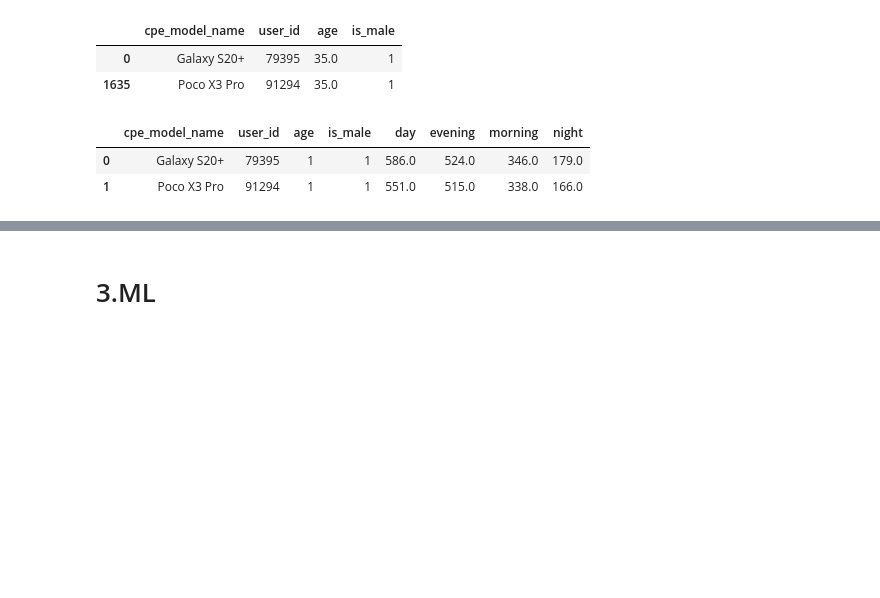
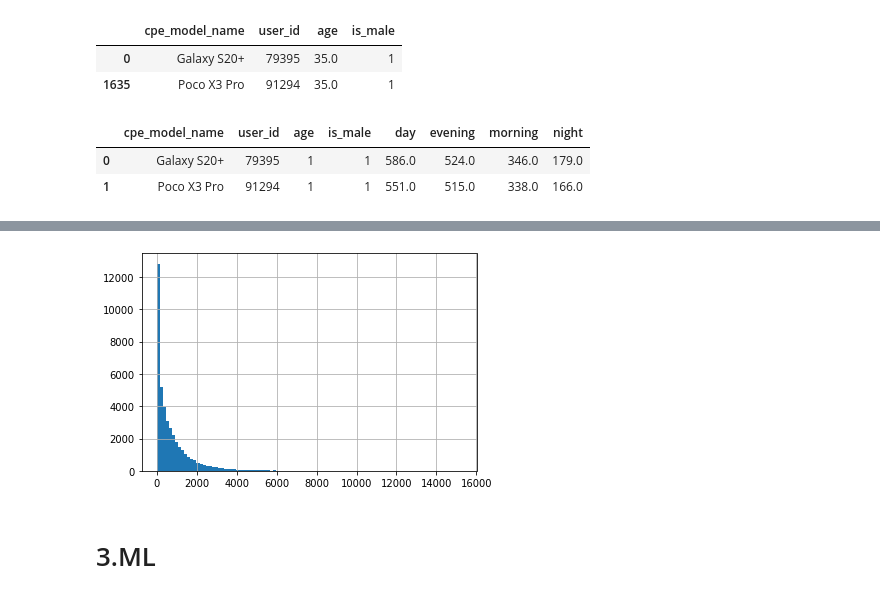
Before and after one commit to ivan74rus/MTS-ML-CUP, a Jupyter notebook: MTS_CUP_ipynb"".ipynb, the cells around one changed output, grey strips where cells are left out. Saved outputs shown, nothing was run; the diff lists cells and outputs as text; code cells hidden in the pictures; blank space fills up the shorter version.

```diff
--- a/MTS_CUP_ipynb"".ipynb
+++ b/MTS_CUP_ipynb"".ipynb
@@ -810,3 +1252,7 @@ df.head(2)
+# %%
+df.groupby('user_id').agg('count')['url_host'].hist(bins=100)
+# %% [output]
+[figure, added]
 # %% [markdown]
 # 3.ML
 # %%
```
Also changed, not shown: parts of 171 cells of this notebook.
